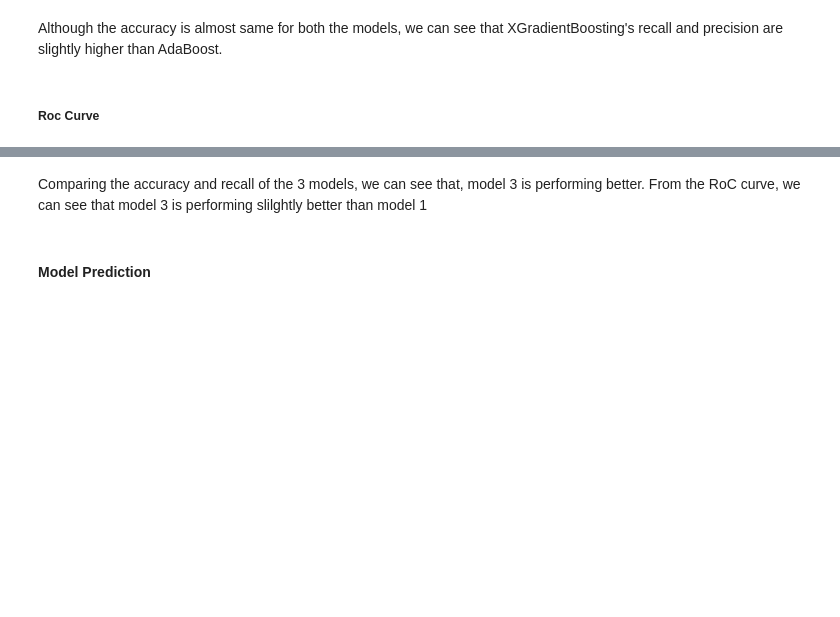
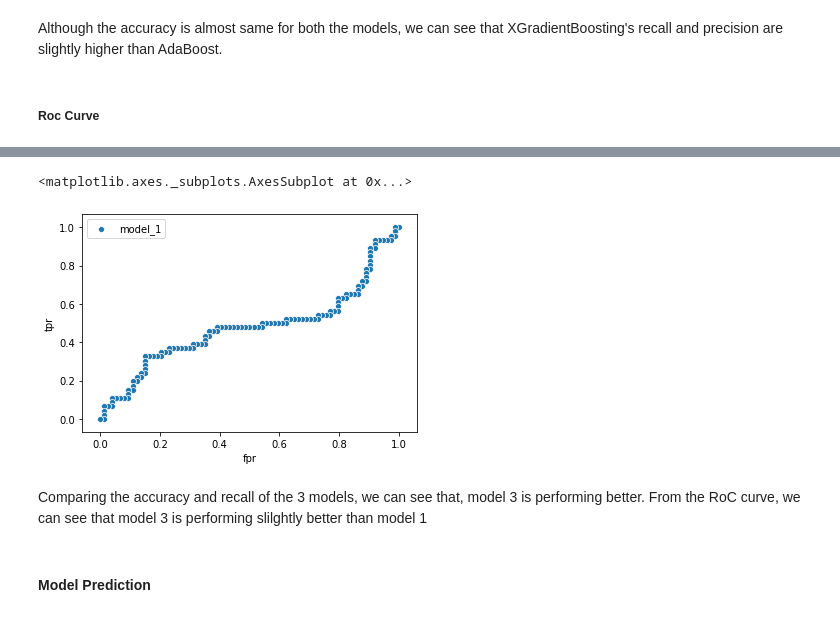
Before and after one commit to dltk-ai/qubitai-dltk, a Jupyter notebook: examples/machine_learning/DLTK ML Classification Tutorial.ipynb, the cells around one changed output, grey strips where cells are left out. Saved outputs shown, nothing was run; the diff lists cells and outputs as text; code cells hidden in the pictures; blank space fills up the shorter version.

```diff
--- a/examples/machine_learning/DLTK ML Classification Tutorial.ipynb
+++ b/examples/machine_learning/DLTK ML Classification Tutorial.ipynb
@@ -541,3 +690,12 @@ sns.scatterplot(data=roc_df_m3, x=roc_df_m3['fpr'], y=roc_df_m3['tpr'], label='m
+# %%
+# Model 1 - RoC Curve
+roc_values_list_m1 = train_job_output_response_m1['output']['eval']['rocCurve']['values']
+
+roc_df_m1 = pd.DataFrame(roc_values_list_m1,columns=['tpr','fpr'])
+sns.scatterplot(data=roc_df_m1, x=roc_df_m1['fpr'], y=roc_df_m1['tpr'], label='model_1')
+# %% [output]
+<matplotlib.axes._subplots.AxesSubplot at 0x...>
+[figure, added]
 # %% [markdown]
 Comparing the accuracy and recall of the 3 models, we can see that, model 3 is performing better. From the RoC curve, we can see that model 3 is performing slilghtly better than model 1
 # %% [markdown]
```
Also changed, not shown: parts of 46 cells of this notebook, 19 other files.
